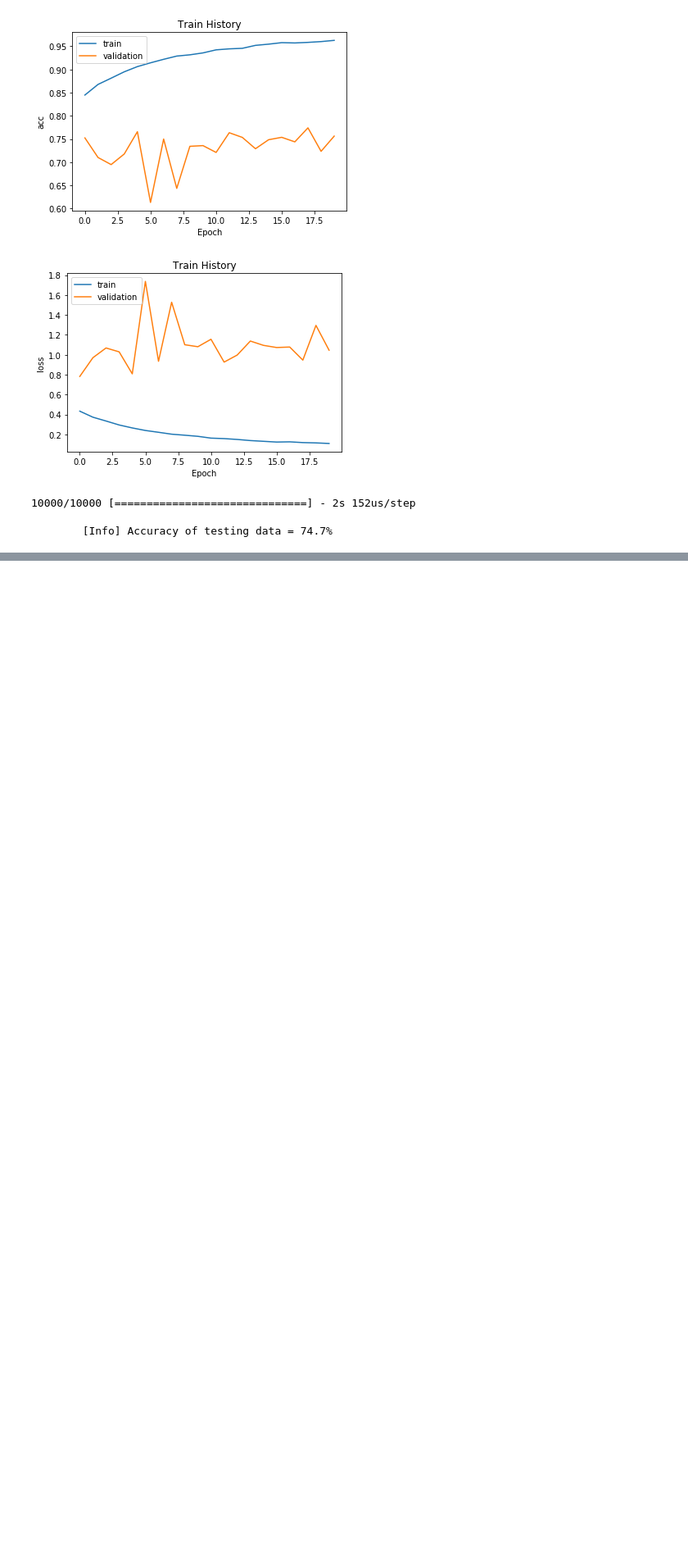
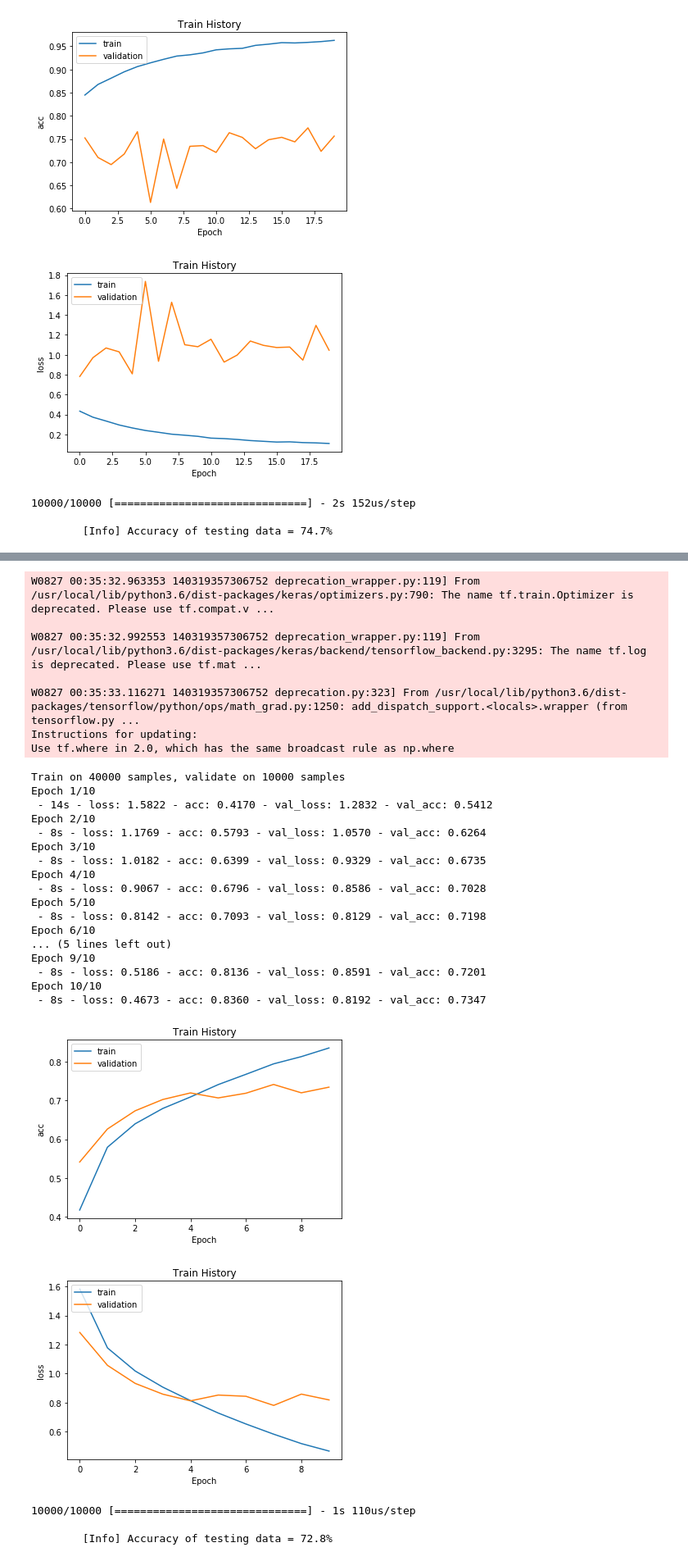
Before and after one commit to handsomekiwi/JupyterPractice, a Jupyter notebook: ML_course_HW/Y2019 HW10_1.ipynb, the cells around one changed output, grey strips where cells are left out. Shown at 82% size. Drawn from its saved outputs; the diff is of its cells as text; code cells hidden in the pictures; blank space fills up the shorter version.

```diff
--- a/ML_course_HW/Y2019 HW10_1.ipynb
+++ b/ML_course_HW/Y2019 HW10_1.ipynb
@@ -216,0 +293,39 @@ Epoch 20/20
+# %%
+model.compile(loss='categorical_crossentropy',optimizer='adam',metrics=['accuracy'])
+
+train_history=model.fit(x=x_train_normalize, y=y_train_onehot, validation_split=0.2, epochs=10, batch_size=128,verbose=2)
+show_train_history(train_history, 'acc', 'val_acc')
+show_train_history(train_history, 'loss', 'val_loss')
+scores = model.evaluate(x_test_normalize, y_test_onehot)
+print()
+print("\t[Info] Accuracy of testing data = {:2.1f}%".format(scores[1]*100.0))
+# %% [output]
+W0827 00:35:32.963353 140319357306752 deprecation_wrapper.py:119] From /usr/local/lib/python3.6/dist-packages/keras/optimizers.py:790: The name tf.train.Optimizer is deprecated. Please use tf.compat.v ...
+
+W0827 00:35:32.992553 140319357306752 deprecation_wrapper.py:119] From /usr/local/lib/python3.6/dist-packages/keras/backend/tensorflow_backend.py:3295: The name tf.log is deprecated. Please use tf.mat ...
+
+W0827 00:35:33.116271 140319357306752 deprecation.py:323] From /usr/local/lib/python3.6/dist-packages/tensorflow/python/ops/math_grad.py:1250: add_dispatch_support.<locals>.wrapper (from tensorflow.py ...
+Instructions for updating:
+Use tf.where in 2.0, which has the same broadcast rule as np.where
+Train on 40000 samples, validate on 10000 samples
+Epoch 1/10
+ - 14s - loss: 1.5822 - acc: 0.4170 - val_loss: 1.2832 - val_acc: 0.5412
+Epoch 2/10
+ - 8s - loss: 1.1769 - acc: 0.5793 - val_loss: 1.0570 - val_acc: 0.6264
+Epoch 3/10
+ - 8s - loss: 1.0182 - acc: 0.6399 - val_loss: 0.9329 - val_acc: 0.6735
+Epoch 4/10
+ - 8s - loss: 0.9067 - acc: 0.6796 - val_loss: 0.8586 - val_acc: 0.7028
+Epoch 5/10
+ - 8s - loss: 0.8142 - acc: 0.7093 - val_loss: 0.8129 - val_acc: 0.7198
+Epoch 6/10
+... (5 lines left out)
+Epoch 9/10
+ - 8s - loss: 0.5186 - acc: 0.8136 - val_loss: 0.8591 - val_acc: 0.7201
+Epoch 10/10
+ - 8s - loss: 0.4673 - acc: 0.8360 - val_loss: 0.8192 - val_acc: 0.7347
+[figure, added]
+[figure, added]
+10000/10000 [==============================] - 1s 110us/step
+
+        [Info] Accuracy of testing data = 72.8%
```
Also changed, not shown: parts of 7 cells of this notebook.
